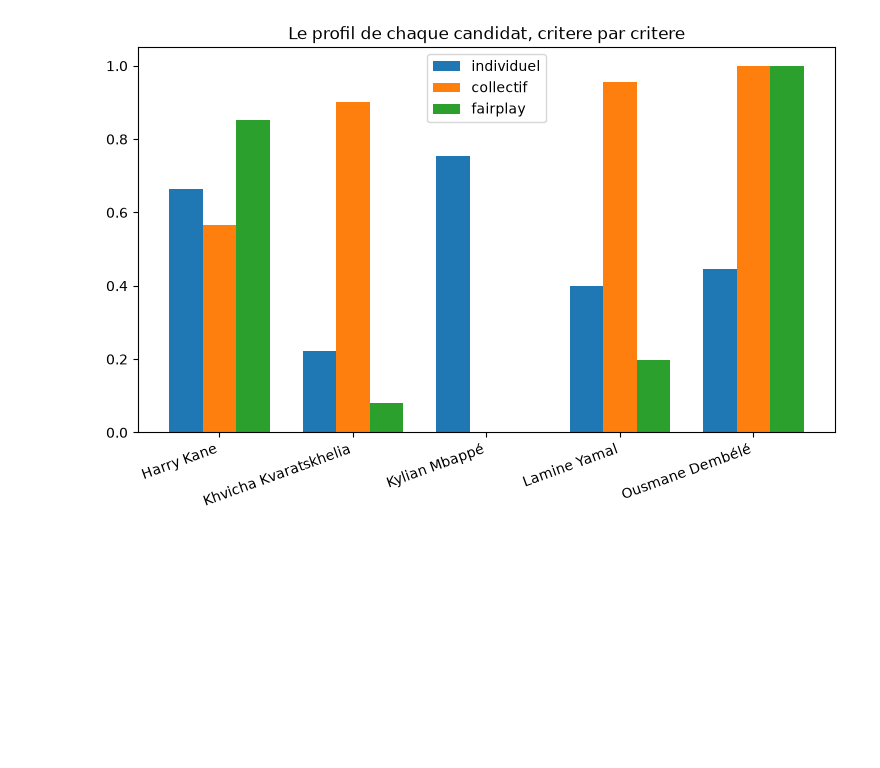
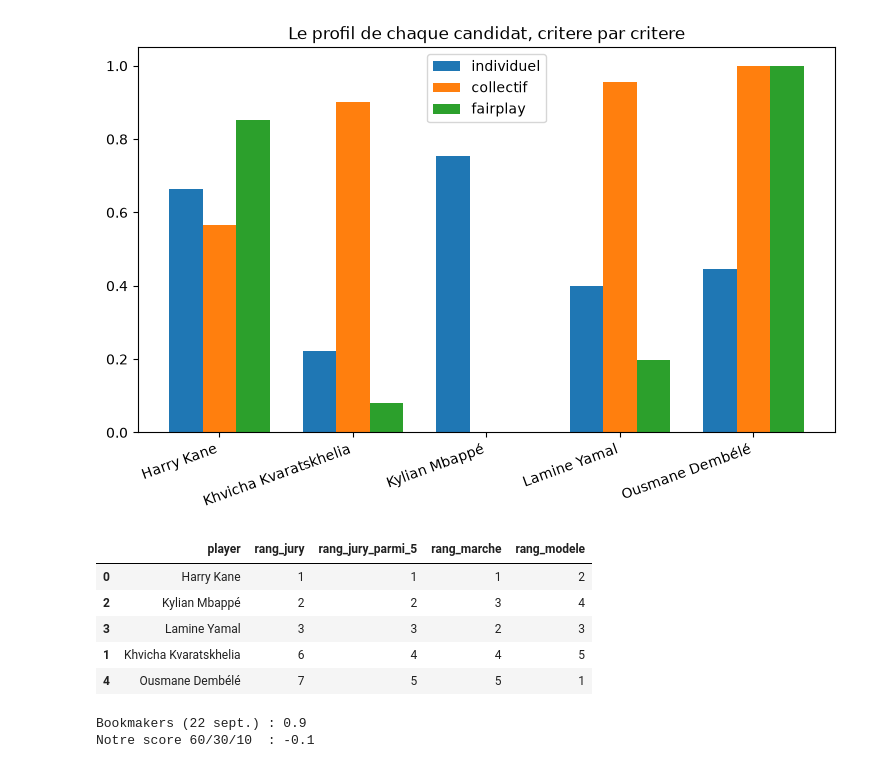
Before and after one commit to nathanprnt/ballon-dor-2026, a Jupyter notebook: notebooks/01_ballon_dor.ipynb, the cells around one changed output. Drawn from its saved outputs; the diff is of its cells as text; code cells hidden in the pictures; blank space fills up the shorter version.

```diff
--- a/notebooks/01_ballon_dor.ipynb
+++ b/notebooks/01_ballon_dor.ipynb
@@ -272,3 +272,46 @@ fig.savefig("../figures/profils.png", dpi=150, bbox_inches="tight")
 # %% [output]
 [figure]
 [figure]
+# %%
+# 26 octobre 2026
+# Classement officiel du Ballon d'Or
+# On garde nos cinq candidats avec leur rang parmi les 30 nommes.
+JURY = pd.DataFrame([
+    ["Harry Kane", 1],
+    ["Kylian Mbappé", 2],
+    ["Lamine Yamal", 3],
+    ["Khvicha Kvaratskhelia", 6],
+    ["Ousmane Dembélé", 7],
+], columns=["player", "rang_jury"])
+
+# L'ordre des cotes bookmakers au 22/09 (capture dans docs/).
+MARCHE = ["Harry Kane", "Lamine Yamal", "Kylian Mbappé",
+          "Khvicha Kvaratskhelia", "Ousmane Dembélé"]
+
+verdict = bilan[["player", "score"]].copy()
+verdict["rang_modele"] = verdict["score"].rank(ascending=False).astype(int)
+verdict["rang_marche"] = verdict["player"].map({p: i + 1 for i, p in enumerate(MARCHE)})
+verdict = verdict.merge(JURY, on="player")
+verdict["rang_jury_parmi_5"] = verdict["rang_jury"].rank().astype(int)
+
+verdict.sort_values("rang_jury")[["player", "rang_jury", "rang_jury_parmi_5",
+                                  "rang_marche", "rang_modele"]]
+# %% [output]
+|  | player | rang_jury | rang_jury_parmi_5 | rang_marche | rang_modele |
+| 0 | Harry Kane | 1 | 1 | 1 | 2 |
+| 2 | Kylian Mbappé | 2 | 2 | 3 | 4 |
+| 3 | Lamine Yamal | 3 | 3 | 2 | 3 |
+| 1 | Khvicha Kvaratskhelia | 6 | 4 | 4 | 5 |
+| 4 | Ousmane Dembélé | 7 | 5 | 5 | 1 |
+# %%
+# Qui a le mieux "vu" le vote ? On mesure l'accord entre deux classements
+# avec la correlation de Spearman : +1 = meme ordre, 0 = aucun lien,
+# -1 = ordre inverse. C'est la correlation classique, calculee sur les rangs.
+def accord(a, b):
+    return a.rank().corr(b.rank())
+
+print("Bookmakers (22 sept.) :", round(accord(verdict["rang_marche"], verdict["rang_jury_parmi_5"]), 2))
+print("Notre score 60/30/10  :", round(accord(verdict["rang_modele"], verdict["rang_jury_parmi_5"]), 2))
+# %% [output]
+Bookmakers (22 sept.) : 0.9
+Notre score 60/30/10  : -0.1
```
Also changed, not shown: parts of 5 cells of this notebook, 3 other files.
